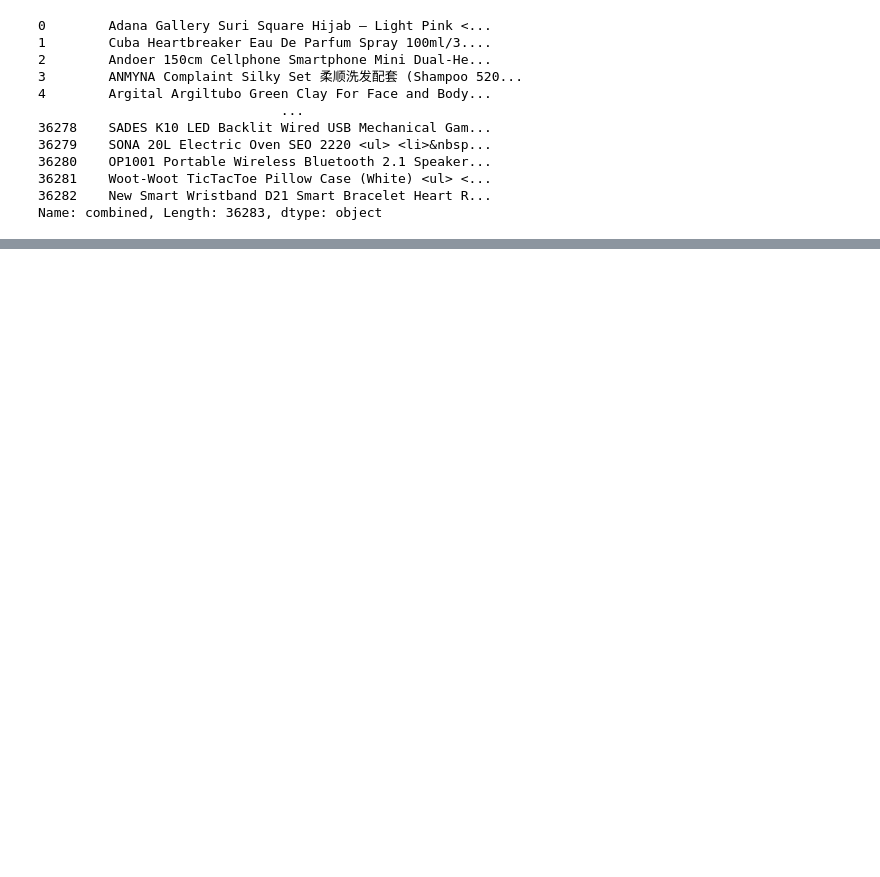
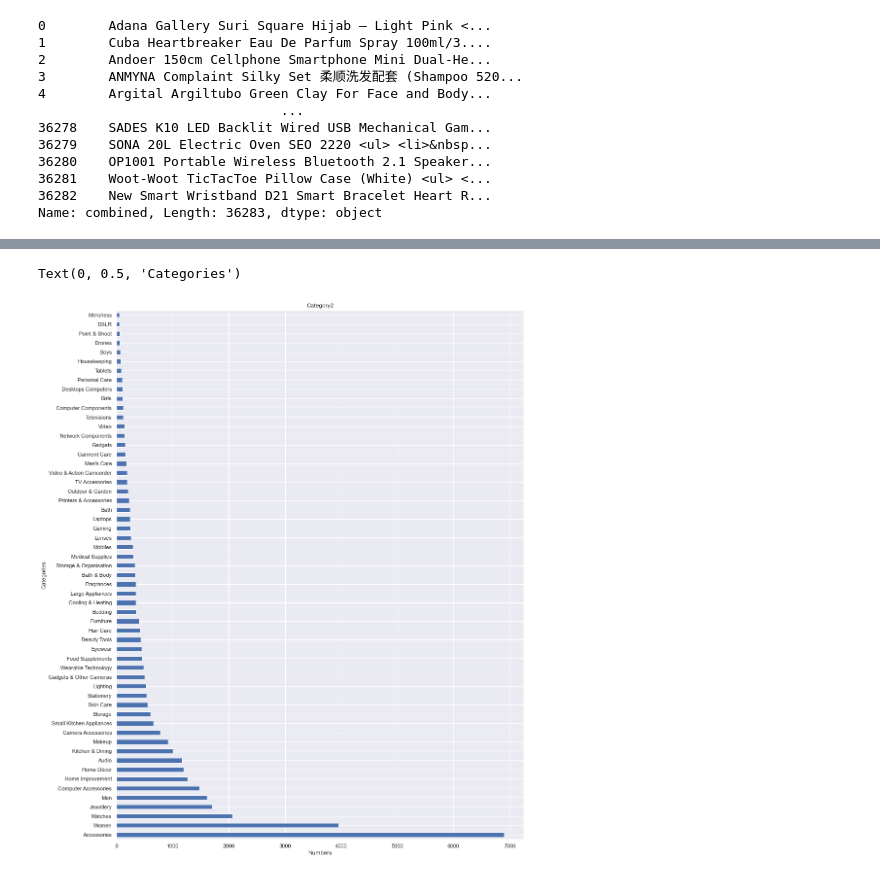
Before and after one commit to mustafabawany/Product-Title-Classification, a Jupyter notebook: Product Title Classification.ipynb, the cells around one changed output, grey strips where cells are left out. Cells and saved outputs as stored; diff of their text form; code cells hidden in the pictures; blank space fills up the shorter version.

```diff
--- a/Product Title Classification.ipynb
+++ b/Product Title Classification.ipynb
@@ -131,0 +164,7 @@ df['combined']
+# %%
+ax2=df['category_lvl2'].value_counts().plot(kind = 'barh', title='Category2')
+ax2.set_xlabel("Numbers")
+ax2.set_ylabel("Categories")
+# %% [output]
+Text(0, 0.5, 'Categories')
+[figure, added]
```
Also changed, not shown: parts of 11 cells of this notebook.
